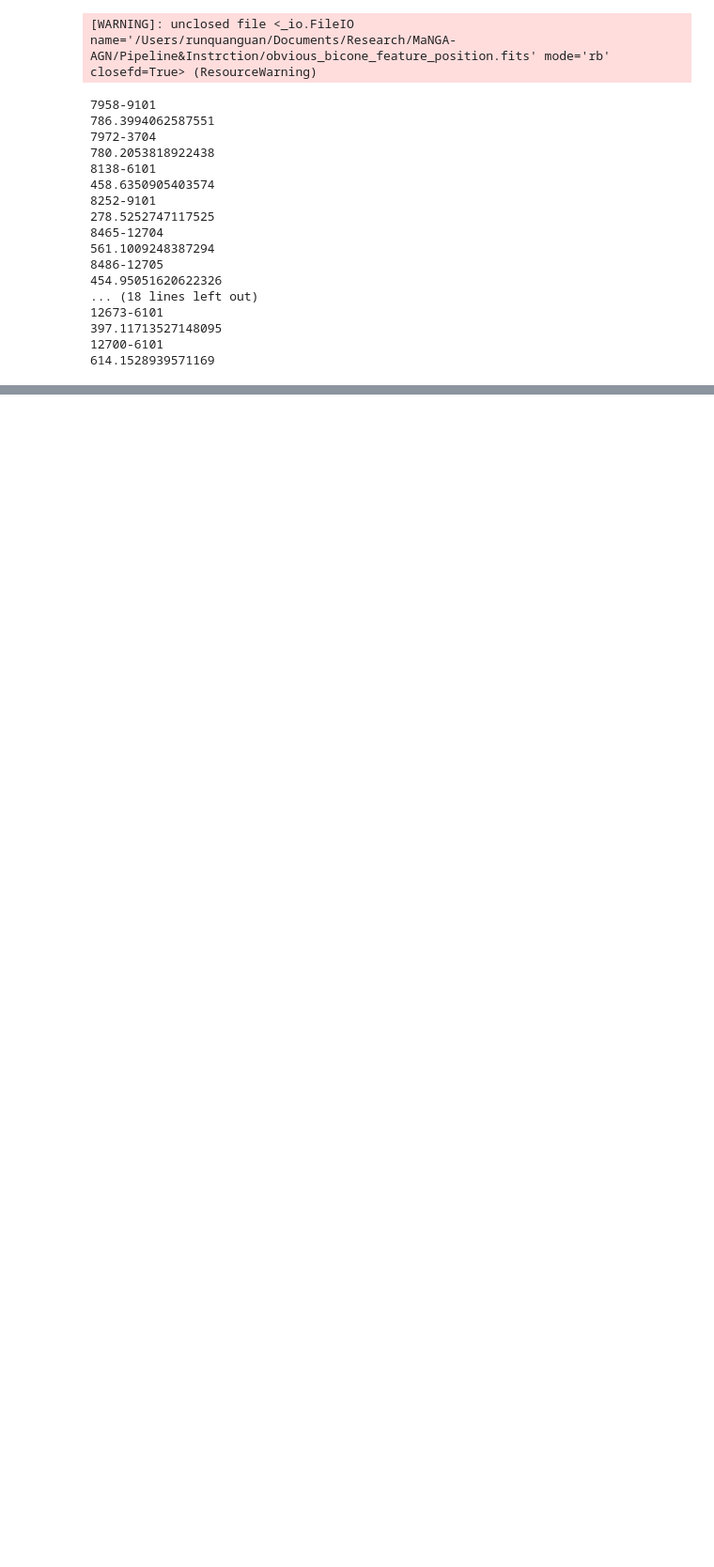
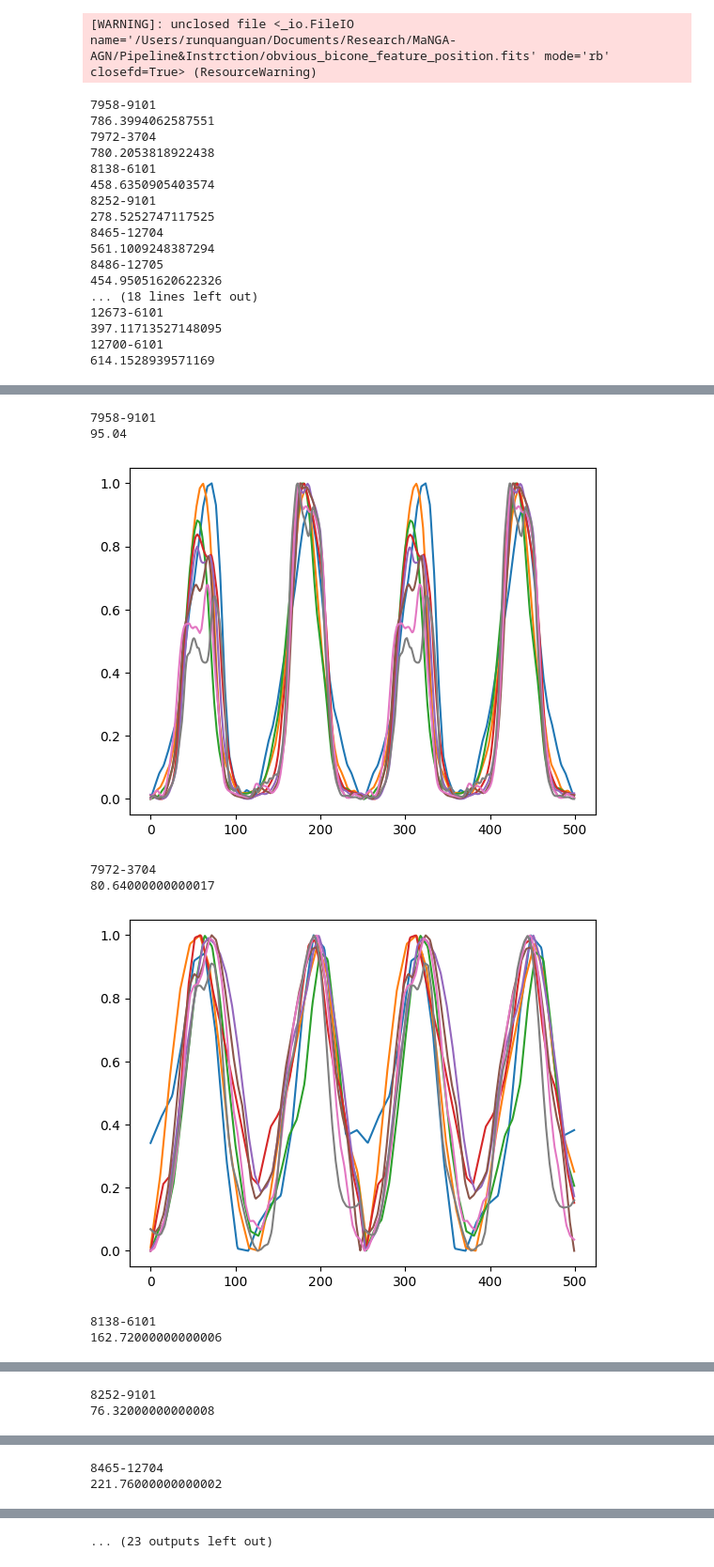
Before and after one commit to rqguan/MaNGA-AGN, a Jupyter notebook: 13. Fourier Analysis.ipynb, the cells around one changed output, grey strips where cells are left out. Shown at 94% size. Drawn from its saved outputs; the diff is of its cells as text; code cells hidden in the pictures; blank space fills up the shorter version.

```diff
--- a/13. Fourier Analysis.ipynb
+++ b/13. Fourier Analysis.ipynb
@@ -176,0 +183,26 @@ for data in hdu:
+# %%
+PATH = '/Users/runquanguan/Documents/Research/MaNGA-AGN/Pipeline&Instrction/obvious_bicone_feature_position.fits'
+hdul = fits.open(PATH)
+hdu = hdul[1].data['plateifu']
+
+for data in hdu:
+
+    print(data)
+    ellip = Bicone_Classifier.ellip_gen(data)
+    axis_loss = []
+    for i in np.linspace(0.6, 2, 8):
+        start, end = round(i,1), round(i,1)+0.3
+        curve = Bicone_Classifier.ellip_ring_curve(ellip, in_r = start, out_r = end, cycle = 2)
+        result = Bicone_Classifier.fourier_classifier(curve)
+
+        plt.plot(curve)
+
+        residue = (720*(result[3]/500))-90 # to 360*2 angle, diff to zero, positive
+        loop_residue = min([residue%180, abs(residue-180)])
+        abs_residue = min([loop_residue%180, abs(loop_residue-180)])
+        axis_loss.append(abs_residue)
+
+    print(sum(axis_loss))
+
+    plt.show()
+# %% [output]
@@ -176,0 +210,8 @@ for data in hdu:
+7958-9101
+95.04
+[figure, added]
+7972-3704
+80.64000000000017
+[figure, added]
+8138-6101
+162.72000000000006
@@ -176,0 +219,2 @@ for data in hdu:
+8252-9101
+76.32000000000008
@@ -176,0 +222,2 @@ for data in hdu:
+8465-12704
+221.76000000000002
@@ -176,0 +227 @@ for data in hdu:
+... (23 outputs left out)
```
Also changed, not shown: parts of 9 cells of this notebook, 7 other files.
